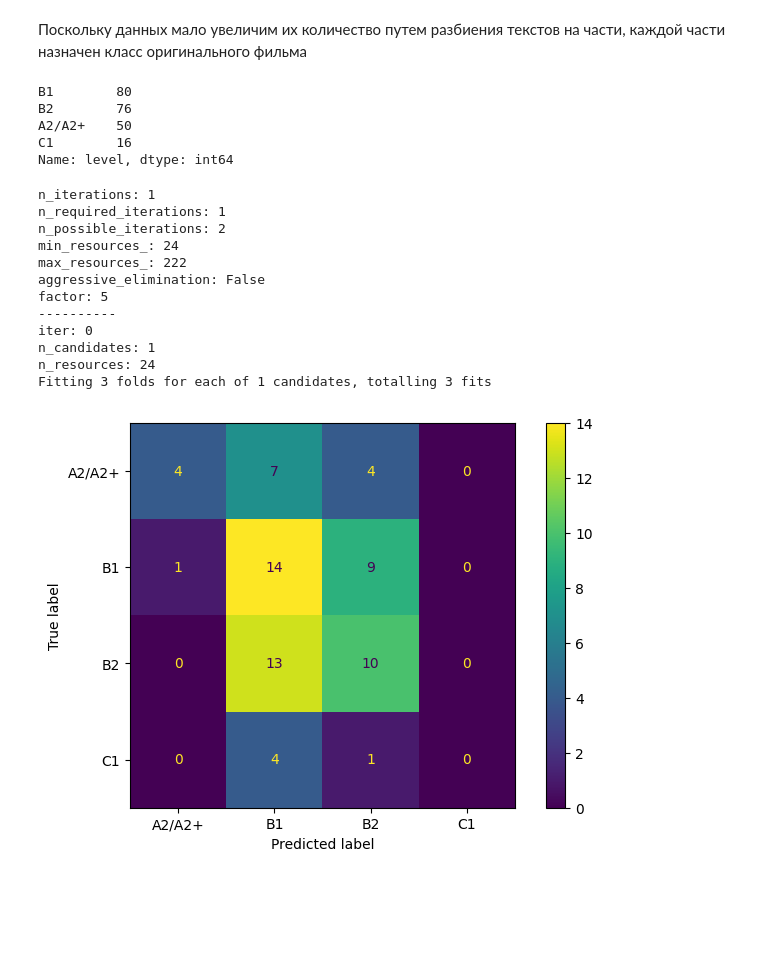
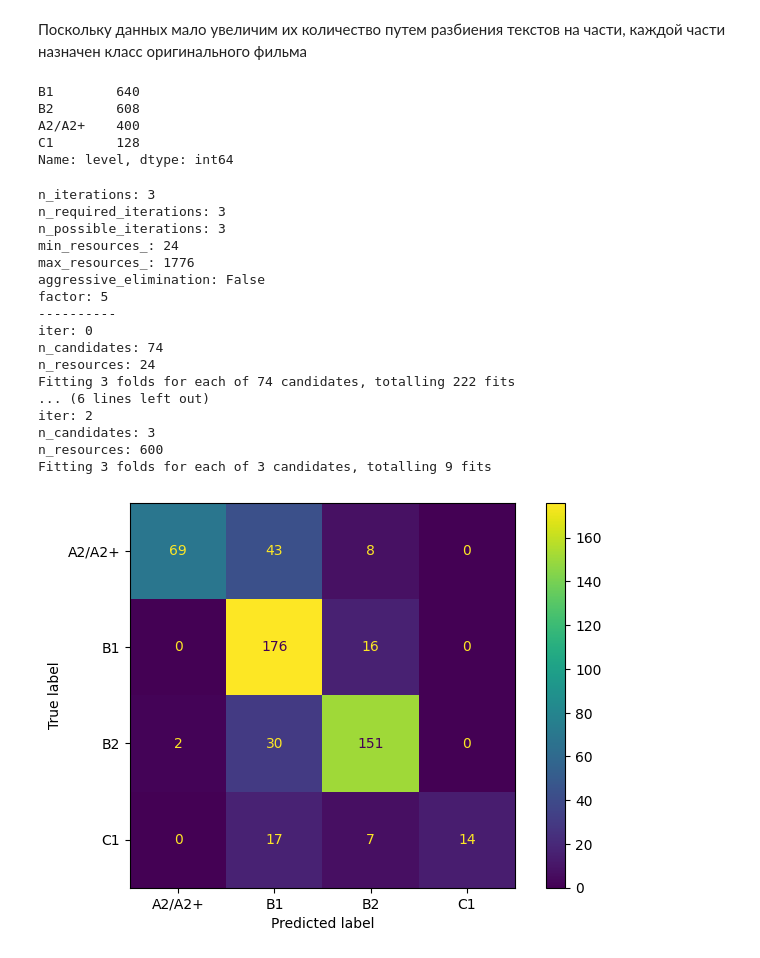
Before and after one commit to kirillva/workshop02, a Jupyter notebook: subtitles.ipynb, the cells around one changed output. Cells and saved outputs as stored; diff of their text form; code cells hidden in the pictures; blank space fills up the shorter version.

```diff
--- a/subtitles.ipynb
+++ b/subtitles.ipynb
@@ -171,7 +171,7 @@ content = []
 titles = []
 mean = []
 median = []
-split_factors = 2
+split_factors = 16
 
 for name in dframes:
     df_content = dframes[name]['content']
@@ -190,8 +190,8 @@ df_films_splitted = df_films_splitted[['level', 'content', 'mean', 'median']].re
 # %%
 df_films_splitted['level'].value_counts()
 # %% [output]
-B1        80
-B2        76
-A2/A2+    50
-C1        16
+B1        640
+B2        608
+A2/A2+    400
+C1        128
 Name: level, dtype: int64
@@ -198,37 +200,44 @@ Name: level, dtype: int64
 # %%
 x, y = df_films_splitted['content'].tolist(), df_films_splitted['level'].tolist()
 
+# vocabulary=words['name'].str.strip().str.lower().unique()
 pipeline = Pipeline(
     steps = [("tfidf", TfidfVectorizer() ),("base", RandomForestClassifier() )]
 )
 
 param_grid = {
-    # "tfidf__min_df": [i for i in range(25,35,5)],
-    # "base__n_estimators": [i for i in range(150,250,50)],
-    # "base__max_depth": [i for i in range(25,35,5)],
-    # "base__min_samples_split":[i for i in range(6,10,2)],
-    # "base__min_samples_leaf": [2],
+    "tfidf__min_df": [i for i in range(0,20,5)],
+    "tfidf__max_df": [i for i in range(50,100,10)],
+    "base__n_estimators": [i for i in range(150,250,50)],
+    "base__max_depth": [i for i in range(25,35,5)],
+    "base__min_samples_split":[i for i in range(6,10,2)],
+    "base__min_samples_leaf": [2],
 }
 
 estimator = search_best_estimator(pipeline, param_grid, x, y)
 
 X_train, X_test, y_train, y_test = train_test_split(
     x, y, random_state=42, test_size=0.3, stratify=y
 )
 estimator.fit(X_train, y_train)
 y_preds = estimator.predict(X_test)
 plot_confusion_matrix(y_test, y_preds, estimator)
 # %% [output]
-n_iterations: 1
-n_required_iterations: 1
-n_possible_iterations: 2
+n_iterations: 3
+n_required_iterations: 3
+n_possible_iterations: 3
 min_resources_: 24
-max_resources_: 222
+max_resources_: 1776
 aggressive_elimination: False
 factor: 5
 ----------
 iter: 0
-n_candidates: 1
+n_candidates: 74
 n_resources: 24
-Fitting 3 folds for each of 1 candidates, totalling 3 fits
+Fitting 3 folds for each of 74 candidates, totalling 222 fits
+... (6 lines left out)
+iter: 2
+n_candidates: 3
+n_resources: 600
+Fitting 3 folds for each of 3 candidates, totalling 9 fits
-[figure, old version]
+[figure, new version]
```
Also changed, not shown: parts of 12 cells of this notebook, 2 other files.
